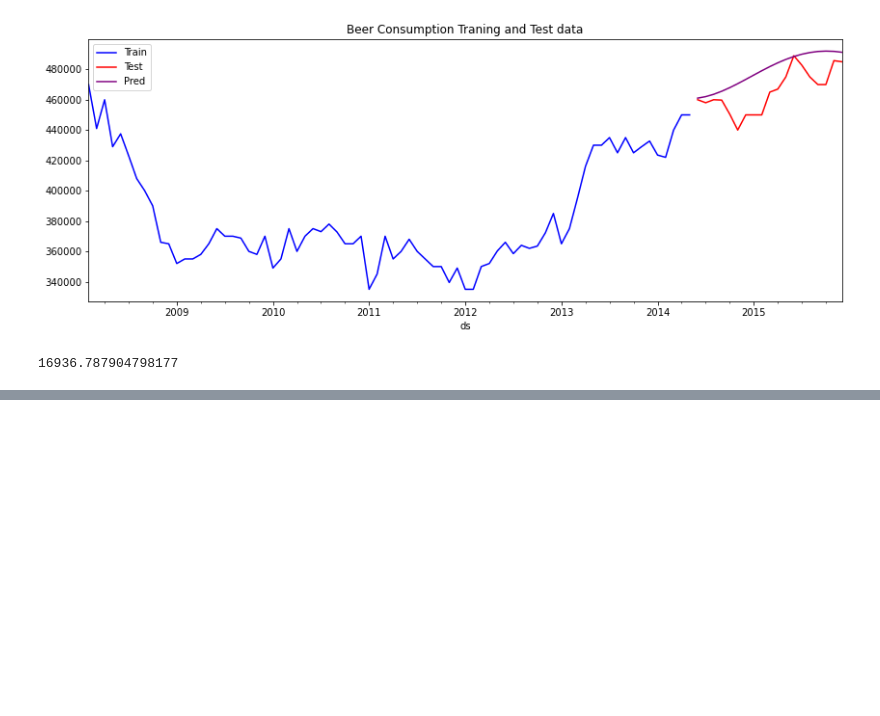
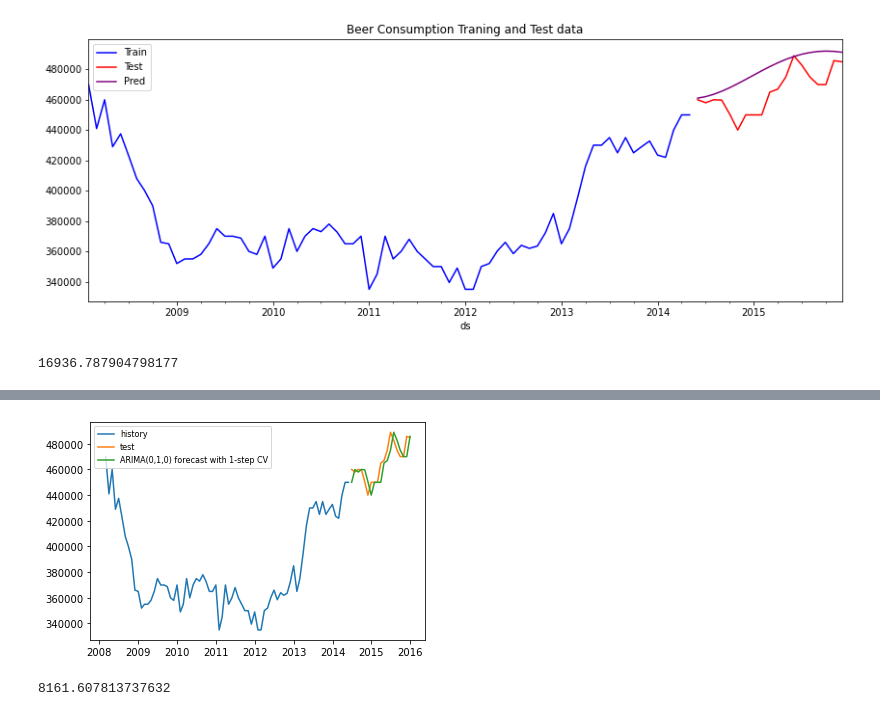
Before and after one commit to vishwasprabhu/Time_series_final_project, a Jupyter notebook: david_lyu.ipynb, the cells around one changed output, grey strips where cells are left out. Cells and saved outputs as stored; diff of their text form; code cells hidden in the pictures; blank space fills up the shorter version.

```diff
--- a/david_lyu.ipynb
+++ b/david_lyu.ipynb
@@ -620,0 +408,30 @@ rmse
+# %%
+# One step CV
+X = series_target.MedianSoldPrice_AllHomes_California
+train_size = int(len(X) * 0.8)
+train, test = X[0:train_size], X[train_size:]
+
+predictions = list()
+for t in tqdm(range(len(test))):
+    model = sm.tsa.statespace.SARIMAX(X[:train_size+t], order=(0,1,0),seasonal_order=(0,0,0,0))
+    model_fit = model.fit()
+    yhat = np.asanyarray(model_fit.forecast())[0] #predict one step
+    predictions.append(yhat) #store prediction
+    # calculate out of sample error
+predictions = np.asarray(predictions).reshape(-1,)
+
+predictions_1step = pd.Series(predictions, index=test.index)
+
+rmse_1 = np.sqrt(skmetrics.mean_squared_error(test, predictions_1step))
+# %%
+plt.plot(train, label='history')
+plt.plot(test, label='test')
+plt.plot(predictions_1step, label='ARIMA(0,1,0) forecast with 1-step CV')
+plt.legend(loc='upper left', fontsize=8)
+plt.show()
+# %% [output]
+[figure, added]
+# %%
+rmse_1
+# %% [output]
+8161.607813737632
```
Also changed, not shown: parts of 20 cells of this notebook.
